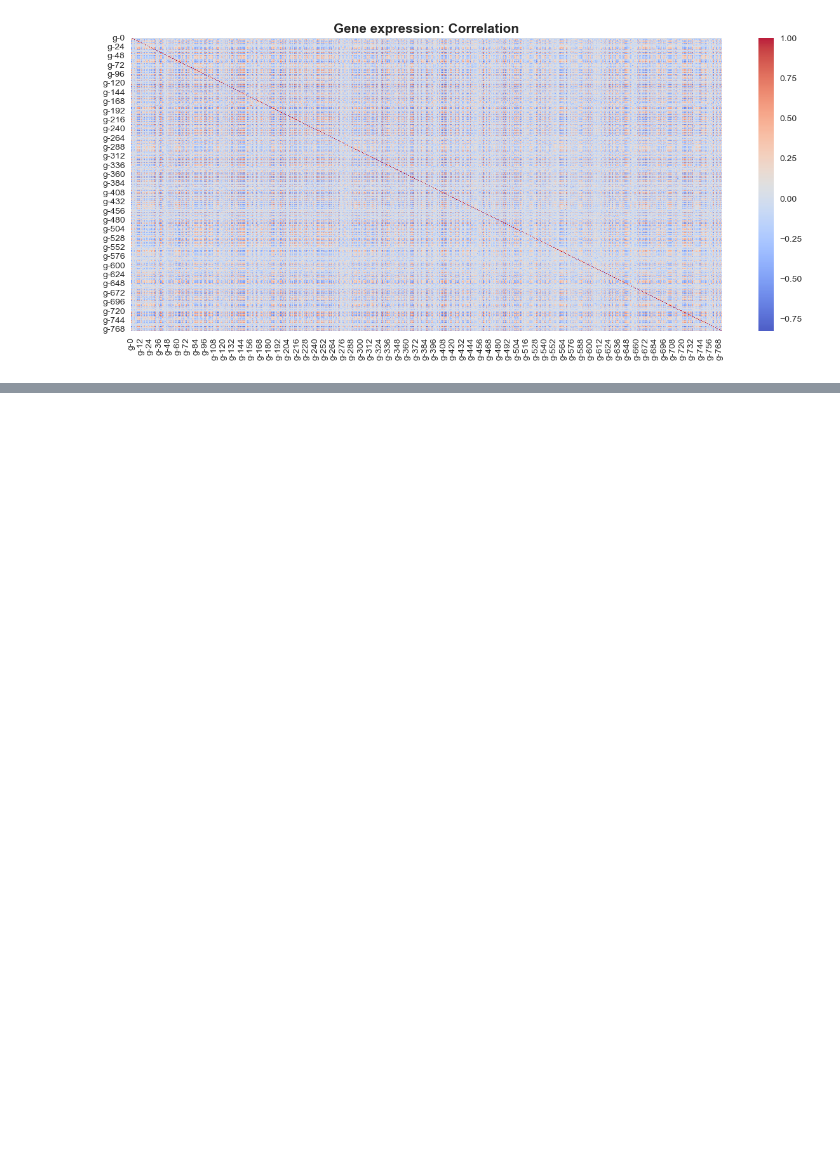
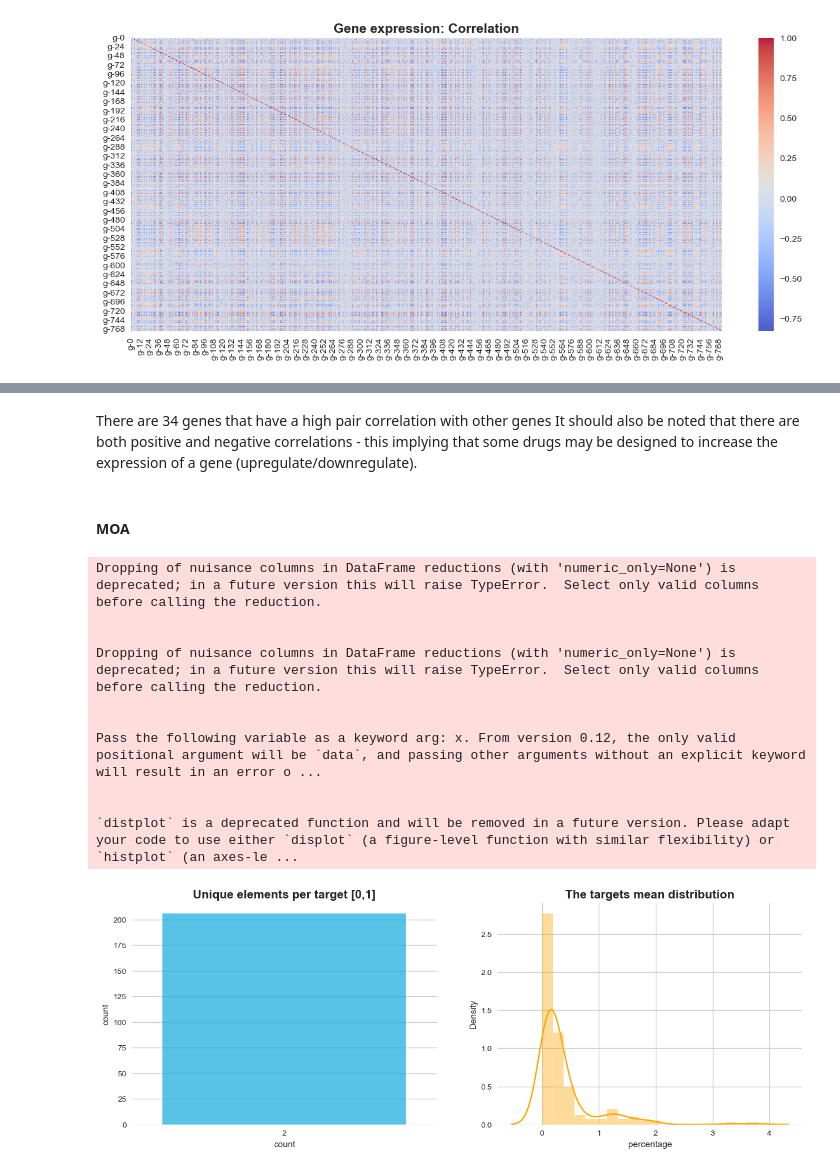
Before and after one commit to mdespinoza/MOA_Project, a Jupyter notebook: code/MOA_Project_Code.ipynb, the cells around one changed output, grey strips where cells are left out. Drawn from its saved outputs; the diff is of its cells as text; code cells hidden in the pictures; blank space fills up the shorter version.

```diff
--- a/code/MOA_Project_Code.ipynb
+++ b/code/MOA_Project_Code.ipynb
@@ -476,0 +654,35 @@ plt.show()
+# %% [markdown]
+There are 34 genes that have a high pair correlation with other genes
+It should also be noted that there are both positive and negative correlations - this implying that some drugs may be designed to increase the expression of a gene (upregulate/downregulate).
+# %% [markdown]
+#### MOA
+# %%
+average= avgdrug(train_targets_scored)
+uniques=unidrug(train_targets_scored)
+average_filtered=avgfiltered(train_targets_scored)
+
+plt.style.use('seaborn')
+sns.set_style('whitegrid')
+fig = plt.figure(figsize=(15,5))
+#1 rows 2 cols
+#first row, first col
+ax1 = plt.subplot2grid((1,2),(0,0))
+sns.countplot(uniques['count'], color='deepskyblue', alpha=0.75)
+plt.title('Unique elements per target [0,1]', fontsize=15, weight='bold')
+#first row sec col
+ax1 = plt.subplot2grid((1,2),(0,1))
+sns.distplot(average['percentage'], color='orange', bins=20)
+plt.title("The targets mean distribution", fontsize=15, weight='bold')
+plt.show()
+# %% [output]
+Dropping of nuisance columns in DataFrame reductions (with 'numeric_only=None') is deprecated; in a future version this will raise TypeError.  Select only valid columns before calling the reduction.
+
+
+Dropping of nuisance columns in DataFrame reductions (with 'numeric_only=None') is deprecated; in a future version this will raise TypeError.  Select only valid columns before calling the reduction.
+
+
+Pass the following variable as a keyword arg: x. From version 0.12, the only valid positional argument will be `data`, and passing other arguments without an explicit keyword will result in an error o ...
+
+
+`distplot` is a deprecated function and will be removed in a future version. Please adapt your code to use either `displot` (a figure-level function with similar flexibility) or `histplot` (an axes-le ...
+[figure, added]
```
Also changed, not shown: parts of 18 cells of this notebook.
